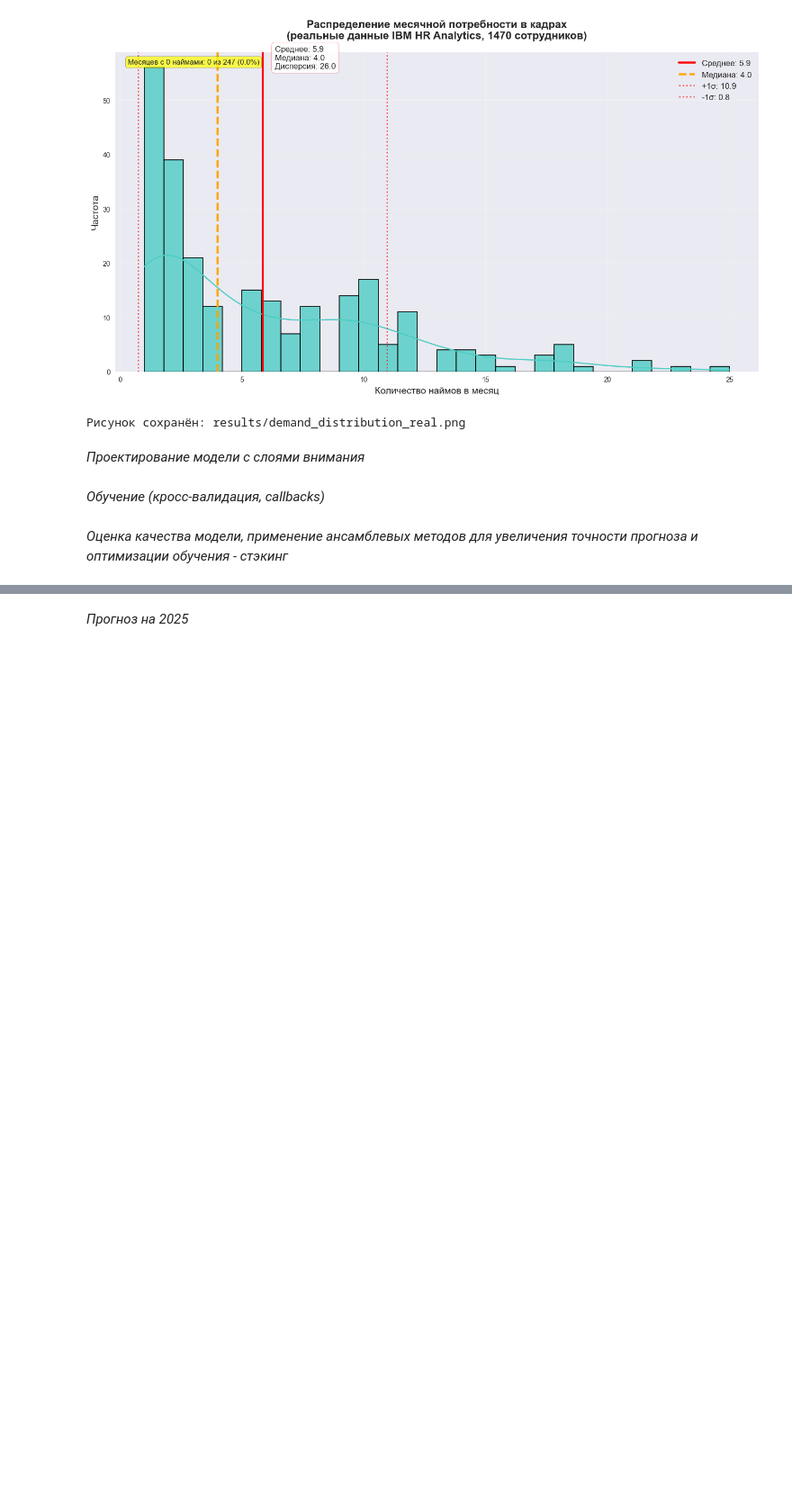
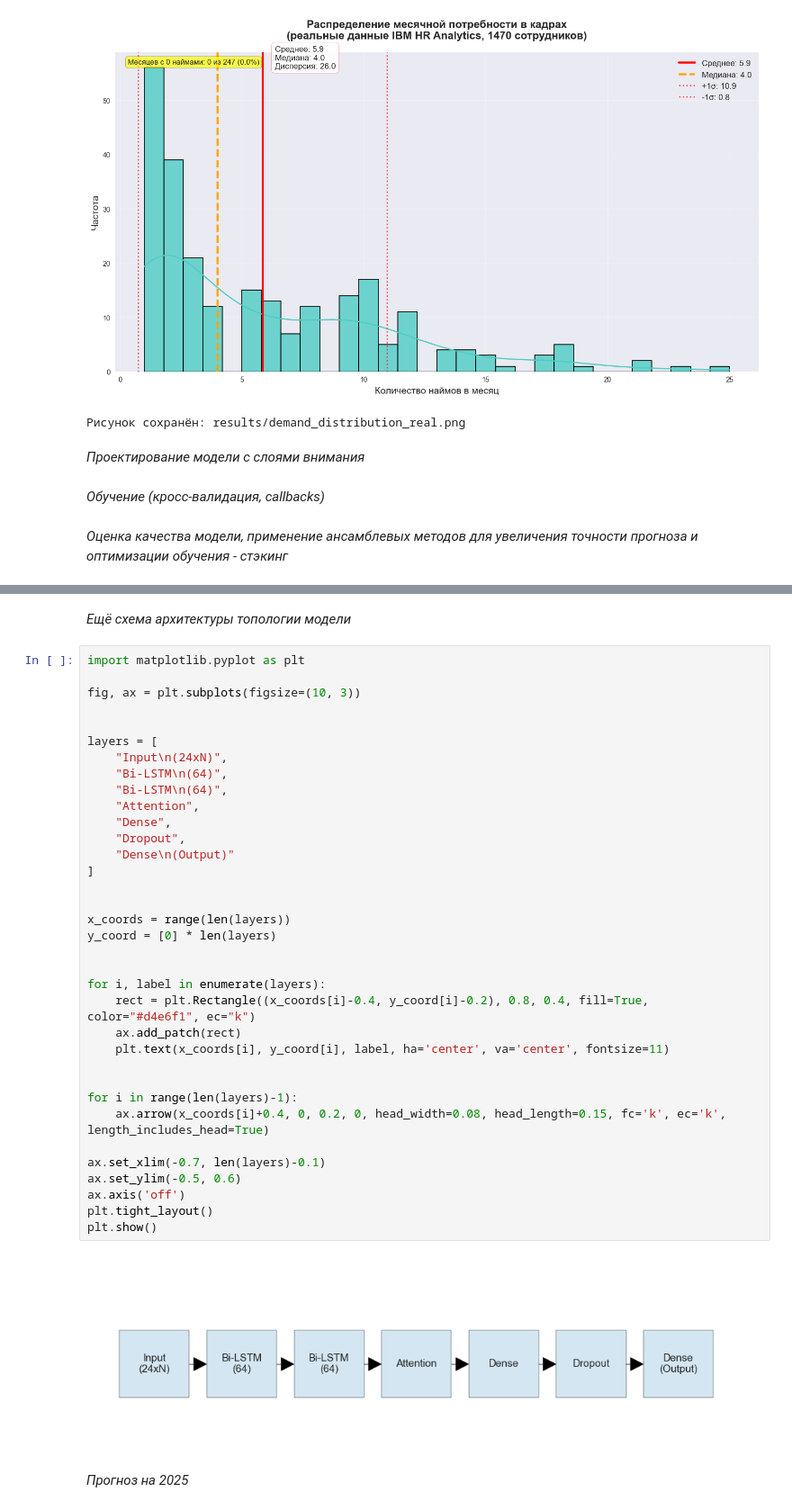
Before and after one commit to Slavik993/Explytacionnaya_Practica_Machine_Learning_5semestr, a Jupyter notebook: Shebanov_V15.ipynb, the cells around one changed output, grey strips where cells are left out. Shown at 90% size. Cells and saved outputs as stored; diff of their text form; blank space fills up the shorter version.

```diff
--- a/Shebanov_V15.ipynb
+++ b/Shebanov_V15.ipynb
@@ -1107,3 +1146,42 @@ plt.show()
+# %% [markdown]
+*Ещё схема архитектуры топологии модели*
+# %%
+import matplotlib.pyplot as plt
+
+fig, ax = plt.subplots(figsize=(10, 3))
+
+
+layers = [
+    "Input\n(24xN)",
+    "Bi-LSTM\n(64)",
+    "Bi-LSTM\n(64)",
+    "Attention",
+    "Dense",
+    "Dropout",
+    "Dense\n(Output)"
+]
+
+
+x_coords = range(len(layers))
+y_coord = [0] * len(layers)
+
+
+for i, label in enumerate(layers):
+    rect = plt.Rectangle((x_coords[i]-0.4, y_coord[i]-0.2), 0.8, 0.4, fill=True, color="#d4e6f1", ec="k")
+    ax.add_patch(rect)
+    plt.text(x_coords[i], y_coord[i], label, ha='center', va='center', fontsize=11)
+
+
+for i in range(len(layers)-1):
+    ax.arrow(x_coords[i]+0.4, 0, 0.2, 0, head_width=0.08, head_length=0.15, fc='k', ec='k', length_includes_head=True)
+
+ax.set_xlim(-0.7, len(layers)-0.1)
+ax.set_ylim(-0.5, 0.6)
+ax.axis('off')
+plt.tight_layout()
+plt.show()
+# %% [output]
+[figure, added]
 # %% [markdown]
 *Прогноз на 2025*
 # %%
```
Also changed, not shown: parts of 37 cells of this notebook, 33 other files.
